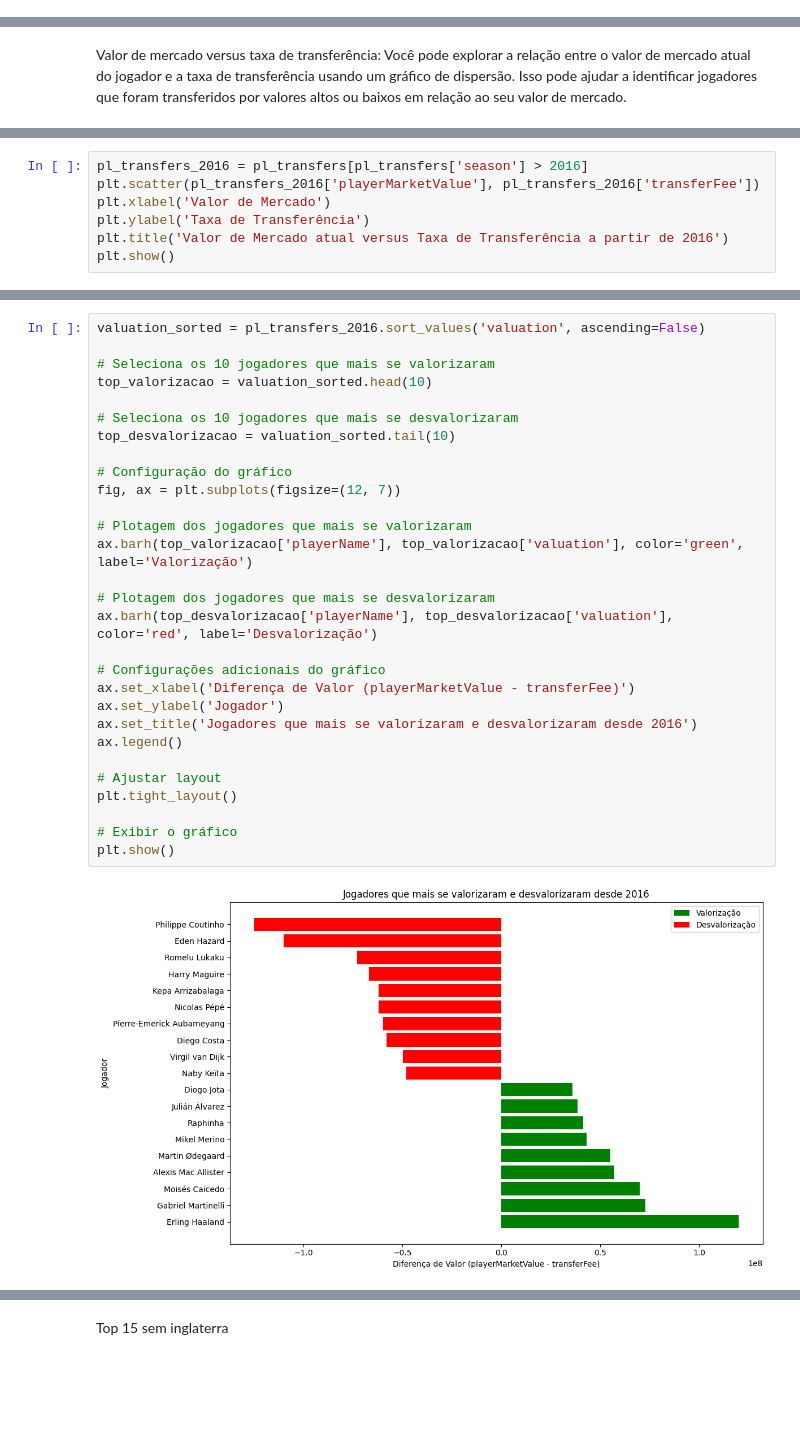
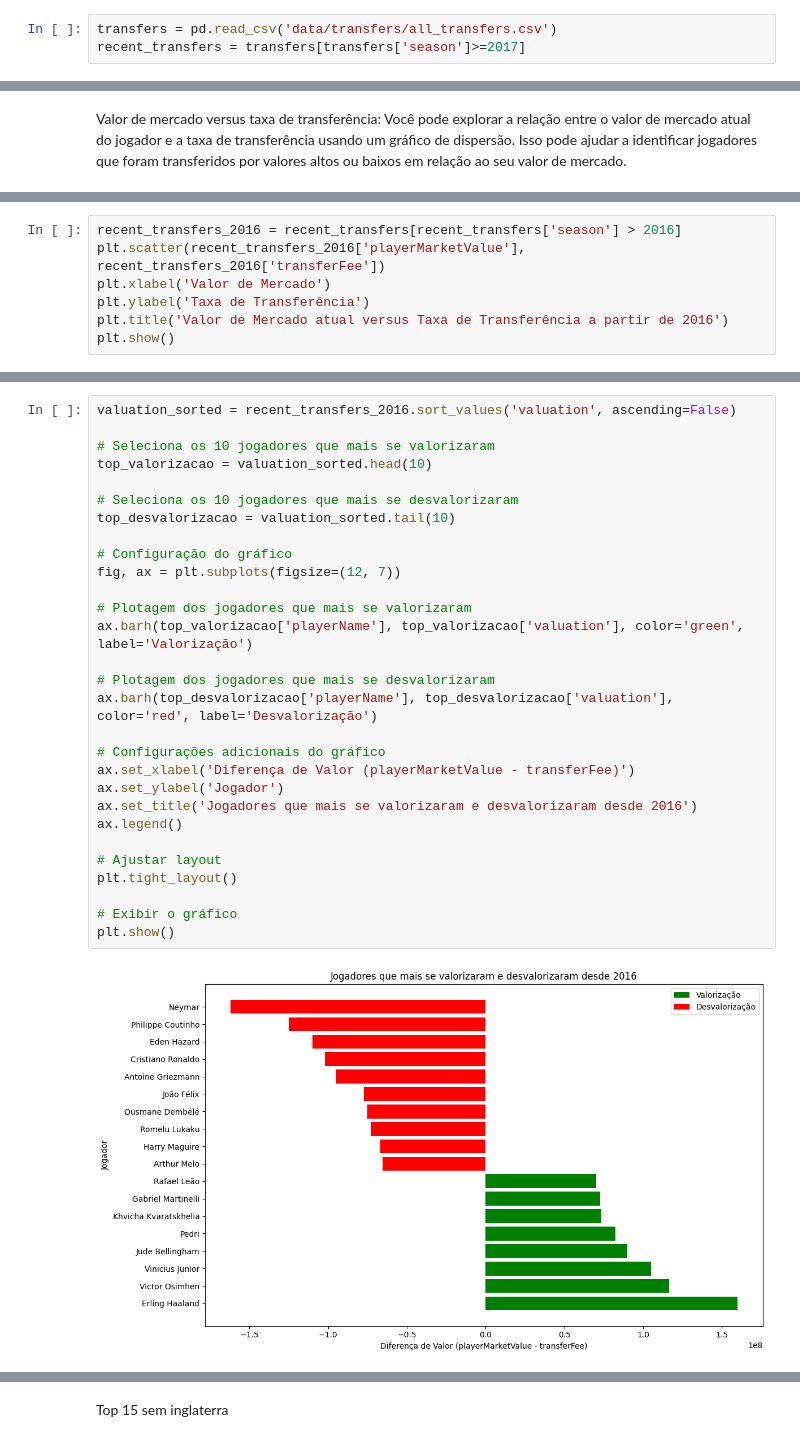
Before and after one commit to gabrielmmf/previsao-de-valores-de-mercado, a Jupyter notebook: EDA.ipynb, the cells around one changed output, grey strips where cells are left out. Saved outputs shown, nothing was run; the diff lists cells and outputs as text; blank space fills up the shorter version.

```diff
--- a/EDA.ipynb
+++ b/EDA.ipynb
@@ -15,3 +13,6 @@ pl_transfers = pd.read_csv('data/pl_transfers.csv')
+# %%
+transfers = pd.read_csv('data/transfers/all_transfers.csv')
+recent_transfers = transfers[transfers['season']>=2017]
 # %% [markdown]
 # Análise exploratória dos dados
 Nesta seção iremos apresentar análises e visualizações dos dados para entender melhor as relações entre variáveis, padrões relevantes e bons insights
@@ -253,6 +254,6 @@ Coeficiente de correlação: 0.5717828798133388
 # %%
-pl_transfers_2016 = pl_transfers[pl_transfers['season'] > 2016]
-plt.scatter(pl_transfers_2016['playerMarketValue'], pl_transfers_2016['transferFee'])
+recent_transfers_2016 = recent_transfers[recent_transfers['season'] > 2016]
+plt.scatter(recent_transfers_2016['playerMarketValue'], recent_transfers_2016['transferFee'])
 plt.xlabel('Valor de Mercado')
 plt.ylabel('Taxa de Transferência')
 plt.title('Valor de Mercado atual versus Taxa de Transferência a partir de 2016')
@@ -268,32 +269,32 @@ Coeficiente de correlação: 0.6236312170052756
 # %%
-valuation_sorted = pl_transfers_2016.sort_values('valuation', ascending=False)
+valuation_sorted = recent_transfers_2016.sort_values('valuation', ascending=False)
 
 # Seleciona os 10 jogadores que mais se valorizaram
 top_valorizacao = valuation_sorted.head(10)
 
 # Seleciona os 10 jogadores que mais se desvalorizaram
 top_desvalorizacao = valuation_sorted.tail(10)
 
 # Configuração do gráfico
 fig, ax = plt.subplots(figsize=(12, 7))
 
 # Plotagem dos jogadores que mais se valorizaram
 ax.barh(top_valorizacao['playerName'], top_valorizacao['valuation'], color='green', label='Valorização')
 
 # Plotagem dos jogadores que mais se desvalorizaram
 ax.barh(top_desvalorizacao['playerName'], top_desvalorizacao['valuation'], color='red', label='Desvalorização')
 
 # Configurações adicionais do gráfico
 ax.set_xlabel('Diferença de Valor (playerMarketValue - transferFee)')
 ax.set_ylabel('Jogador')
 ax.set_title('Jogadores que mais se valorizaram e desvalorizaram desde 2016')
 ax.legend()
 
 # Ajustar layout
 plt.tight_layout()
 
 # Exibir o gráfico
 plt.show()
 # %% [output]
-[figure, old version]
+[figure, new version]
 # %%
```
Also changed, not shown: parts of 56 cells of this notebook, 1 other file.
